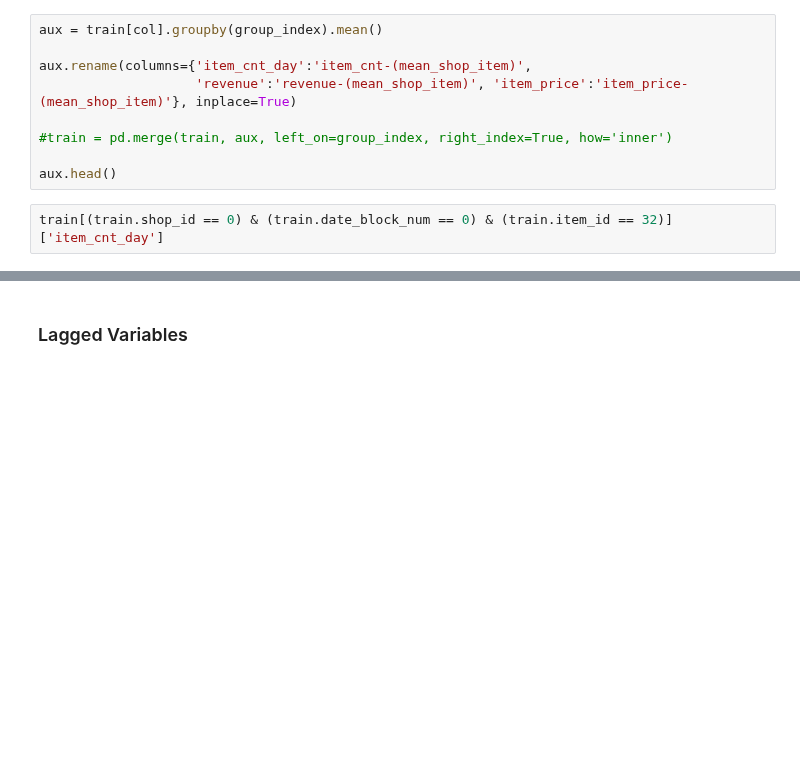
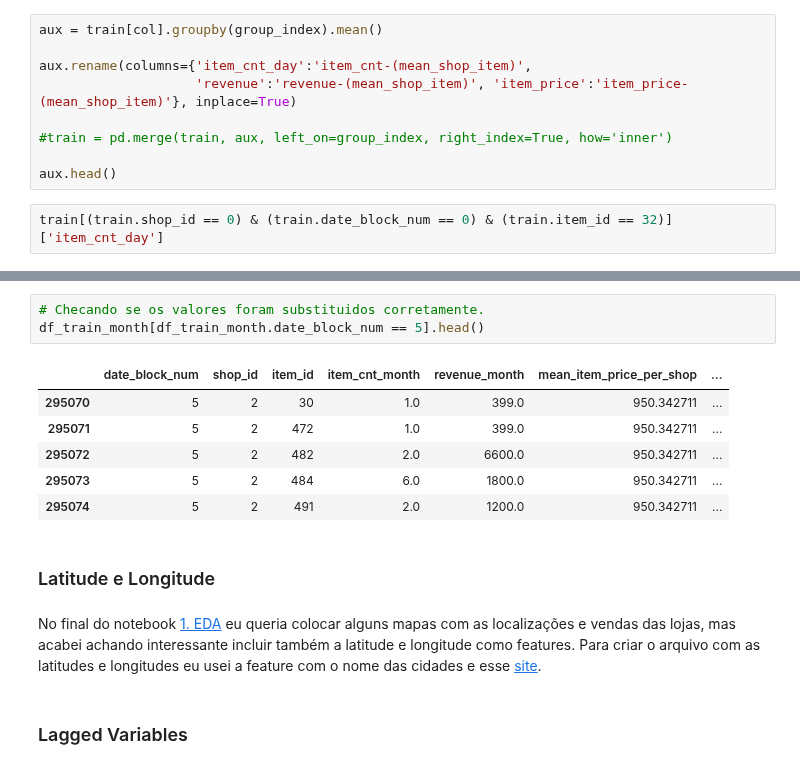
Before and after one commit to RGivisiez/Adv_ML, a Jupyter notebook: 2. Criando as features.ipynb, the cells around one changed output, grey strips where cells are left out. Saved outputs shown, nothing was run; the diff lists cells and outputs as text; blank space fills up the shorter version.

```diff
--- a/2. Criando as features.ipynb
+++ b/2. Criando as features.ipynb
@@ -327,3 +375,18 @@ train[(train.shop_id == 0) & (train.date_block_num == 0) & (train.item_id == 32)
+# %%
+# Checando se os valores foram substituidos corretamente.
+df_train_month[df_train_month.date_block_num == 5].head()
+# %% [output]
+|  | date_block_num | shop_id | item_id | item_cnt_month | revenue_month | mean_item_price_per_shop | ... |
+| 295070 | 5 | 2 | 30 | 1.0 | 399.0 | 950.342711 | ... |
+| 295071 | 5 | 2 | 472 | 1.0 | 399.0 | 950.342711 | ... |
+| 295072 | 5 | 2 | 482 | 2.0 | 6600.0 | 950.342711 | ... |
+| 295073 | 5 | 2 | 484 | 6.0 | 1800.0 | 950.342711 | ... |
+| 295074 | 5 | 2 | 491 | 2.0 | 1200.0 | 950.342711 | ... |
+# %% [markdown]
+### Latitude e Longitude
+# %% [markdown]
+No final do notebook [1. EDA](1.%20EDA.ipynb) eu queria colocar alguns mapas com as localizações e vendas das lojas, mas acabei achando interessante incluir também a latitude e longitude como features.
+Para criar o arquivo com as latitudes e longitudes eu usei a feature com o nome das cidades e esse [site](https://www.latlong.net/).
 # %% [markdown]
 ### Lagged Variables
 # %% [markdown]
```
Also changed, not shown: parts of 17 cells of this notebook.
